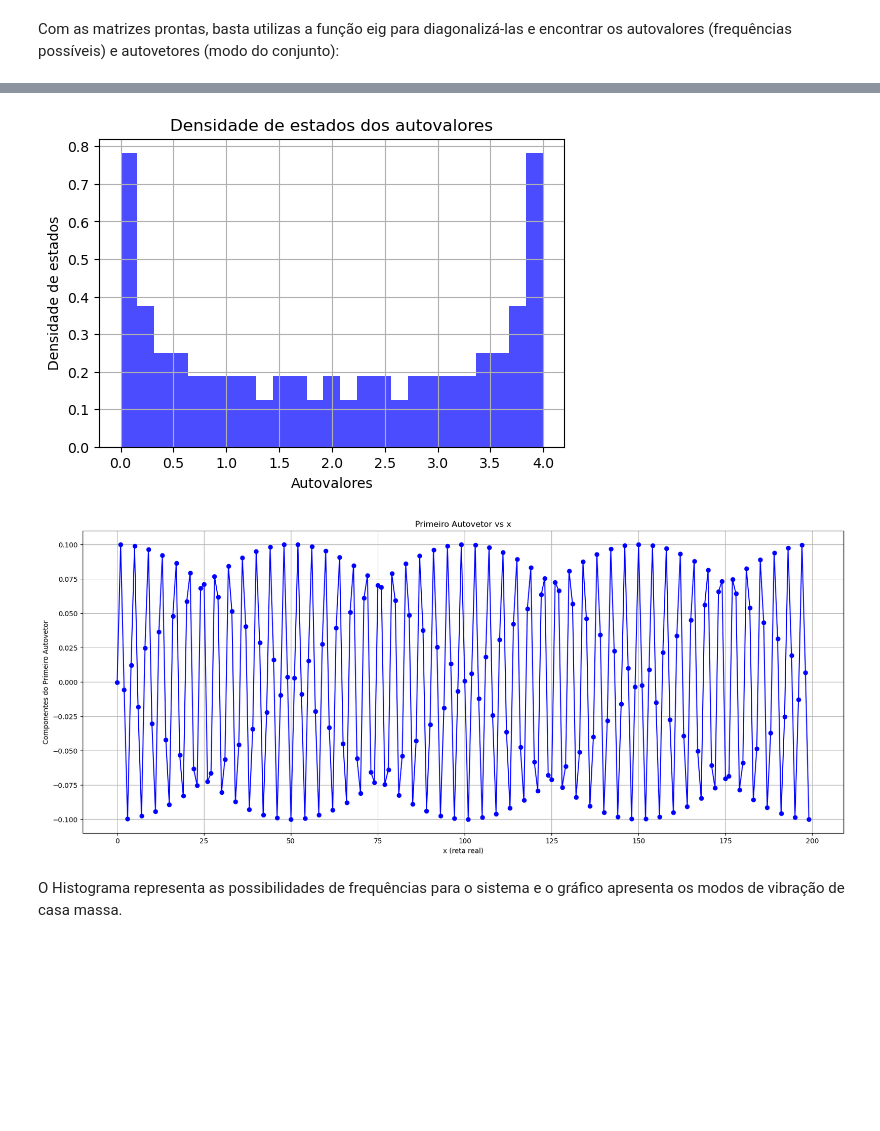
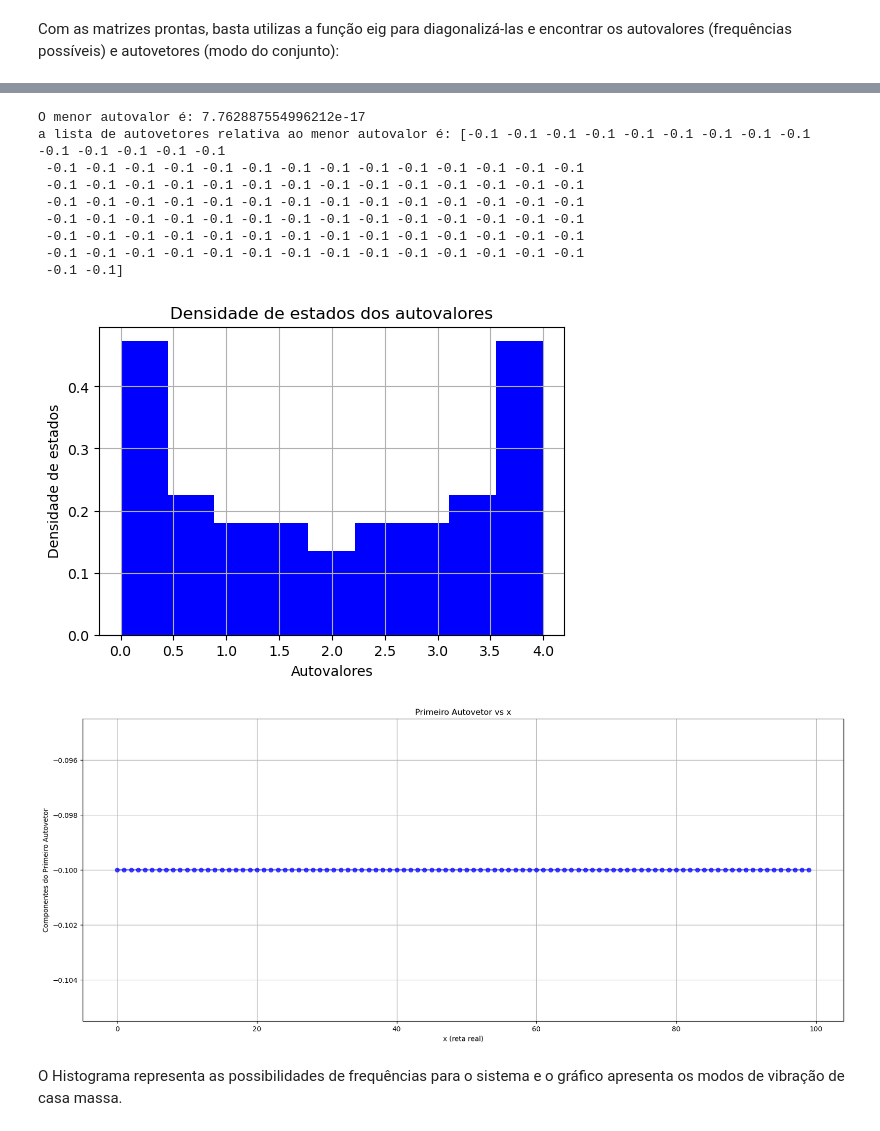
Before and after one commit to enzo-souza/Autovalores-e-Autovetores-de-um-sistema-massa-mola-circular, a Jupyter notebook: homogêneo.ipynb, the cells around one changed output, grey strips where cells are left out. Drawn from its saved outputs; the diff is of its cells as text; code cells hidden in the pictures; blank space fills up the shorter version.

```diff
--- a/homogêneo.ipynb
+++ b/homogêneo.ipynb
@@ -100,37 +156,46 @@ Com as matrizes prontas, basta utilizas a função eig para diagonalizá-las e e
 # %%
-import matplotlib.pyplot as plt
+#Encontra o índice do menor autovalor
+minautovalor= np.argmin(autovalores)
+print(f"O menor autovalor é: {autovalores[minautovalor]}")
 
-# Calcula os autovalores da matriz usando a biblioteca NumPy eig:
-autovalores, autovetores  = np.linalg.eig(matriz)
-
-#Na biblioteca eig, os autovetores são retornados na coluna, então precisamos transpor a matriz de autovetores para obter os autovetores como linhas.
-autovalores.argsort()
-autovetores.T
-#print("autovetores:", autovetores[:,-1])
-
+#os autovetores apresentam uma erro associado que prejudica o gráfico. então temos que pegar apenas os primeiros dígitos significativos
+autovetores = np.round(autovetores, decimals=10)
+print(f"a lista de autovetores relativa ao menor autovalor é: {autovetores[:,minautovalor]}")
 
 # Plota a densidade de estados (histograma dos autovalores)
 plt.figure(figsize=(6,4))
-plt.hist(autovalores, bins=25, density=True, alpha=0.7, color='blue')
+plt.hist(autovalores, bins=9, density=True, color='blue')
 plt.xlabel('Autovalores')
 plt.ylabel('Densidade de estados')
 plt.title('Densidade de estados dos autovalores')
 plt.grid(True)
 plt.show()
 
+avt=[]
+for d in autovetores[:,minautovalor]:
+    avt.append(d)
 
 # Plota o primeiro autovetor em função de uma reta real x
 x = np.arange(n)
 plt.figure(figsize=(20,8))
-plt.plot(x, autovetores[:,-1], marker='o', linestyle='-', color='blue')
+plt.plot(x, autovetores[:,minautovalor], marker='o', alpha=0.7, linestyle='-', color='blue')
 plt.xlabel('x (reta real)')
 plt.ylabel('Componentes do Primeiro Autovetor')
 plt.title('Primeiro Autovetor vs x')
 plt.grid(True)
 plt.show()
 # %% [output]
+O menor autovalor é: 7.762887554996212e-17
+a lista de autovetores relativa ao menor autovalor é: [-0.1 -0.1 -0.1 -0.1 -0.1 -0.1 -0.1 -0.1 -0.1 -0.1 -0.1 -0.1 -0.1 -0.1
+ -0.1 -0.1 -0.1 -0.1 -0.1 -0.1 -0.1 -0.1 -0.1 -0.1 -0.1 -0.1 -0.1 -0.1
+ -0.1 -0.1 -0.1 -0.1 -0.1 -0.1 -0.1 -0.1 -0.1 -0.1 -0.1 -0.1 -0.1 -0.1
+ -0.1 -0.1 -0.1 -0.1 -0.1 -0.1 -0.1 -0.1 -0.1 -0.1 -0.1 -0.1 -0.1 -0.1
+ -0.1 -0.1 -0.1 -0.1 -0.1 -0.1 -0.1 -0.1 -0.1 -0.1 -0.1 -0.1 -0.1 -0.1
+ -0.1 -0.1 -0.1 -0.1 -0.1 -0.1 -0.1 -0.1 -0.1 -0.1 -0.1 -0.1 -0.1 -0.1
+ -0.1 -0.1 -0.1 -0.1 -0.1 -0.1 -0.1 -0.1 -0.1 -0.1 -0.1 -0.1 -0.1 -0.1
+ -0.1 -0.1]
-[figure, old version]
+[figure, new version]
-[figure, old version]
+[figure, new version]
 # %% [markdown]
 O Histograma representa as possibilidades de frequências para o sistema e o gráfico apresenta os modos de vibração de casa massa.
 # %%
```
Also changed, not shown: parts of 8 cells of this notebook, 3 other files.
